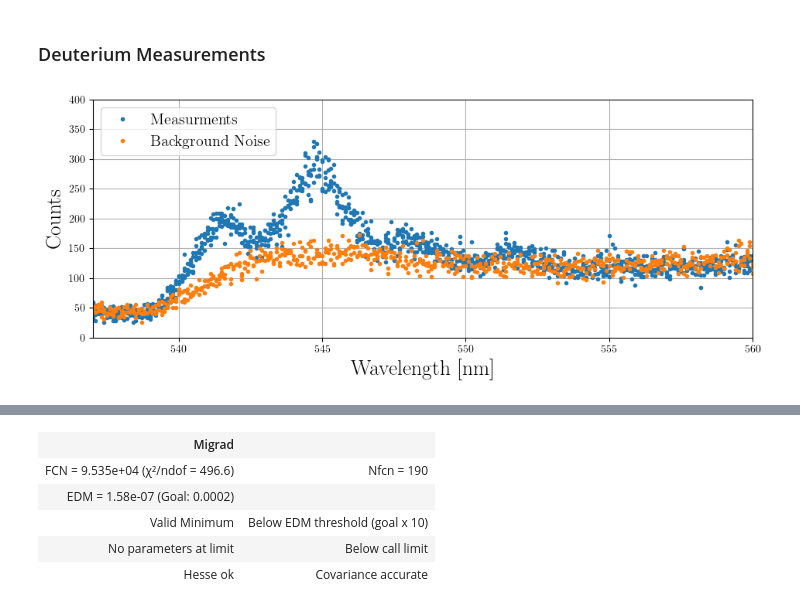
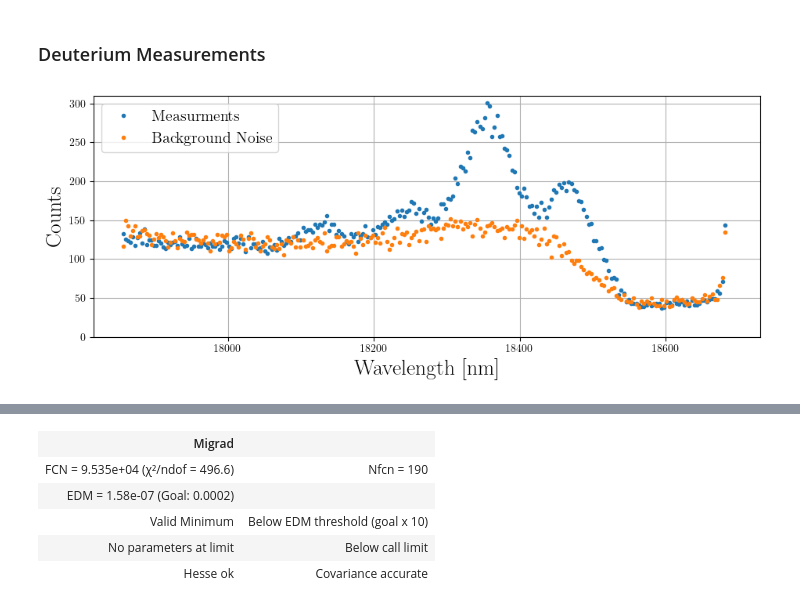
Before and after one commit to ParisHuth/FP, a Jupyter notebook: F43/protocoll.ipynb, the cells around one changed output, grey strips where cells are left out. Saved outputs shown, nothing was run; the diff lists cells and outputs as text; code cells hidden in the pictures.

```diff
--- a/F43/protocoll.ipynb
+++ b/F43/protocoll.ipynb
@@ -235,19 +235,25 @@ D2_data["wavenumber"] = D2_data["wavenumber"]*10**7
 D2_Underground_data["wavenumber"] = D2_Underground_data["wavenumber"]*10**7
 D2_data["count"] = D2_data["counts"] - D2_Underground_data["counts"]
 # %%
+# Group data by wavenumber and average the counts across all 'a' values
+data = D2_data.groupby("wavenumber", as_index=False)["counts"].mean()
+dataEr = D2_Underground_data.groupby("wavenumber", as_index=False)["counts"].mean()
+
+data['count'] = data['counts'] - dataEr['counts']
+
 fig = plt.figure(figsize=(11,4))
-plt.errorbar(D2_data["wavelength"], D2_data["counts"],label="Measurments",
+plt.errorbar(data["wavenumber"], data["counts"],label="Measurments",
              linestyle='None', fmt='.')
-plt.errorbar(D2_Underground_data["wavelength"], D2_Underground_data["counts"],
+plt.errorbar(dataEr["wavenumber"], dataEr["counts"],
              label="Background Noise", linestyle='None', fmt='.')
 
 plt.legend(fontsize='x-large', loc='best')
 plt.grid()
 plt.xlabel("Wavelength [nm]", fontsize=20)
 plt.ylabel("Counts ", fontsize=20)
 
-plt.ylim(0,400)
-plt.xlim(537,560)
+plt.ylim(0,310)
+#plt.xlim(537,560)
 plt.show()
 # %% [output]
-[figure, old version]
+[figure, new version]
```
Also changed, not shown: parts of 5 cells of this notebook, 18 other files.
